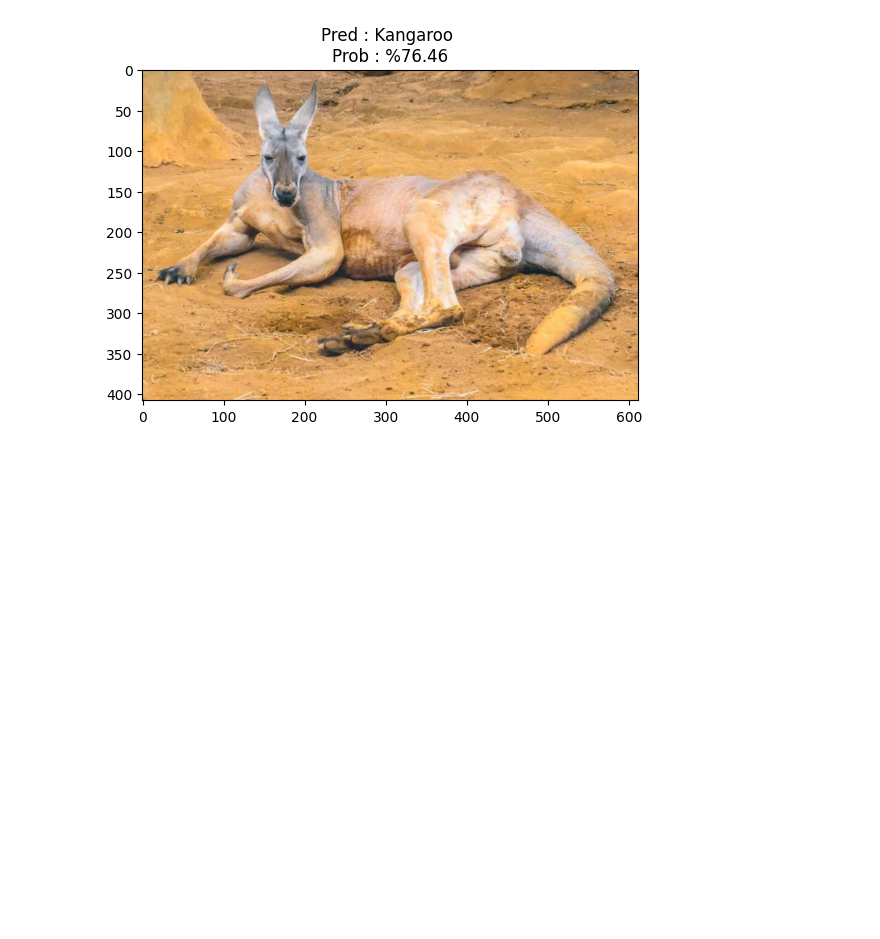
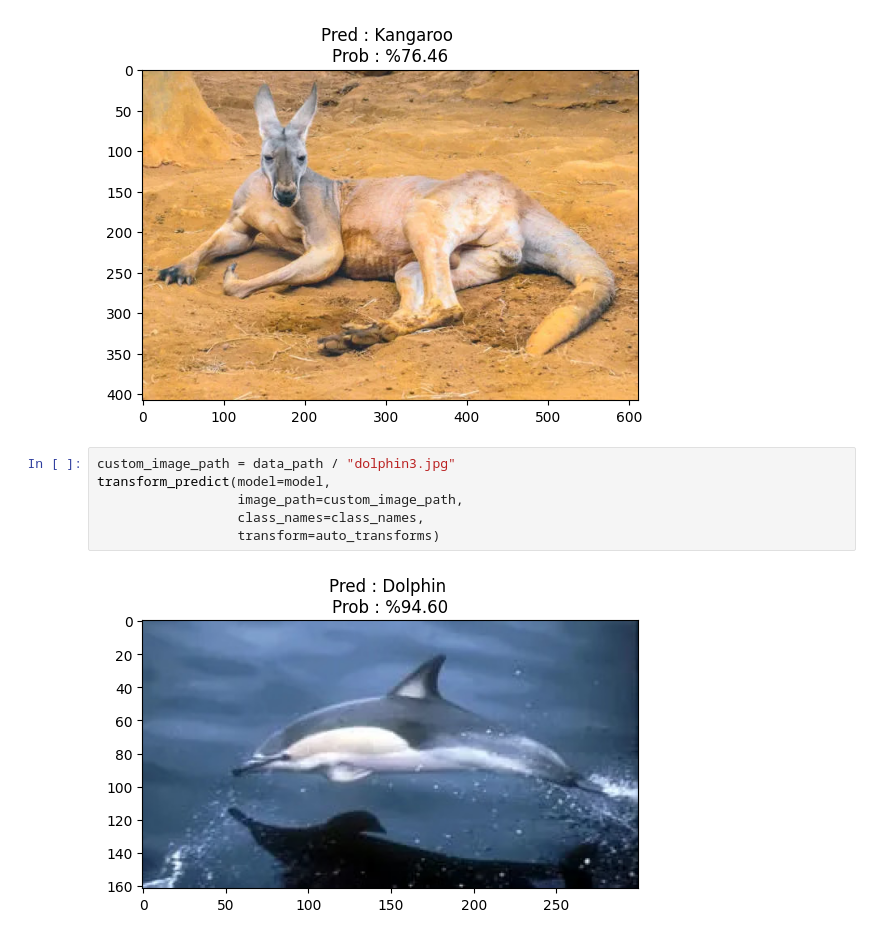
Before and after one commit to abdulkadiripek/Animal-Classifier, a Jupyter notebook: Facial_Emotion_Recognition.ipynb, the cells around one changed output. Saved outputs shown, nothing was run; the diff lists cells and outputs as text; blank space fills up the shorter version.

```diff
--- a/Facial_Emotion_Recognition.ipynb
+++ b/Facial_Emotion_Recognition.ipynb
@@ -407,3 +407,11 @@ transform_predict(model=model,
                   transform=auto_transforms)
 # %% [output]
 [figure]
+# %%
+custom_image_path = data_path / "dolphin3.jpg"
+transform_predict(model=model,
+                  image_path=custom_image_path,
+                  class_names=class_names,
+                  transform=auto_transforms)
+# %% [output]
+[figure, added]
```
